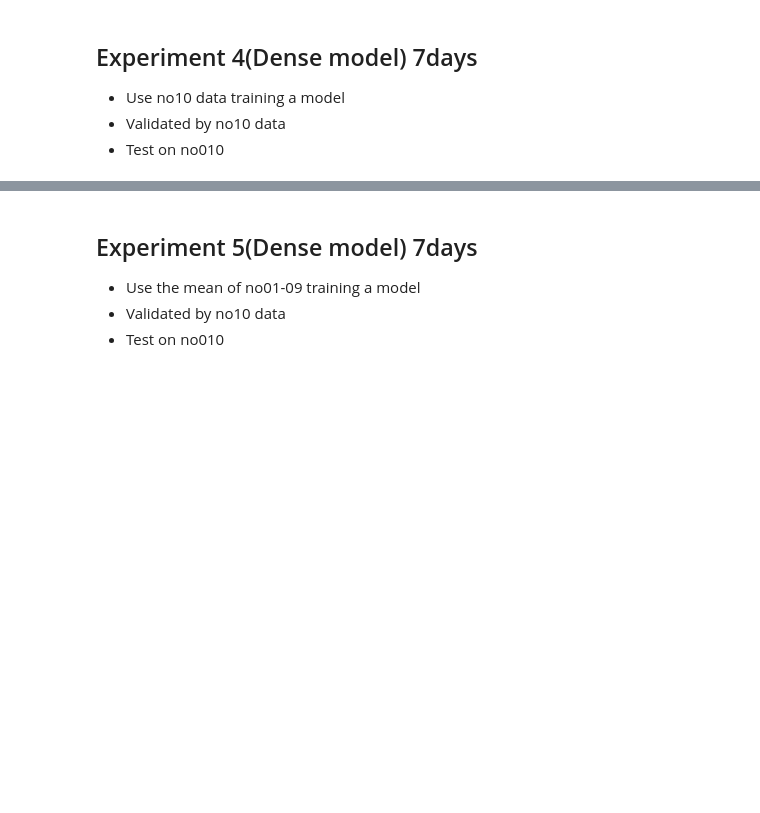
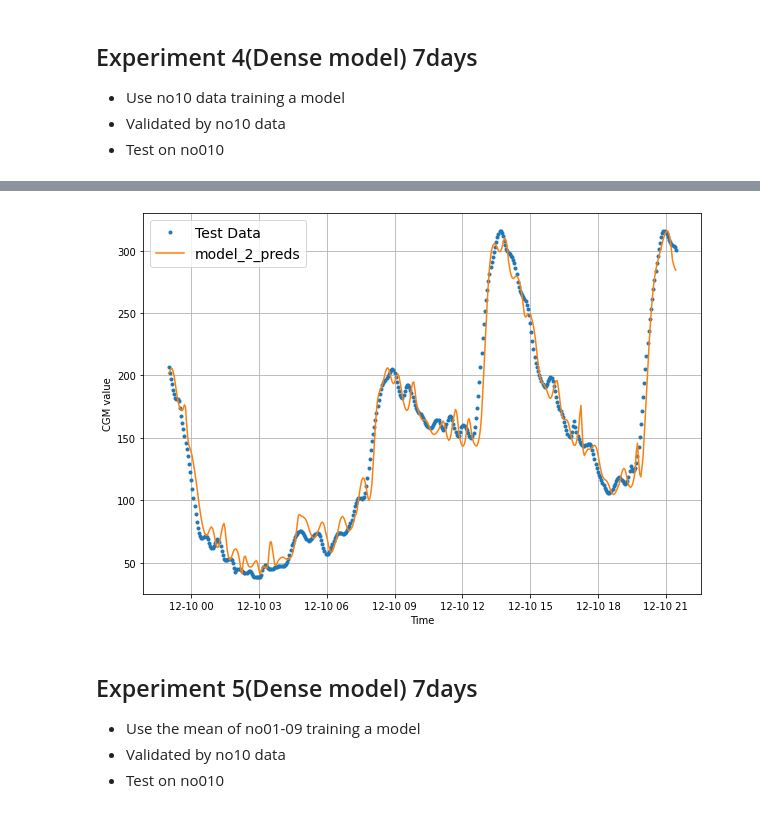
Before and after one commit to evelynlin2121/cgm_pred, a Jupyter notebook: simulate_cgm_pred_mean.ipynb, the cells around one changed output, grey strips where cells are left out. Saved outputs shown, nothing was run; the diff lists cells and outputs as text; code cells hidden in the pictures; blank space fills up the shorter version.

```diff
--- a/simulate_cgm_pred_mean.ipynb
+++ b/simulate_cgm_pred_mean.ipynb
@@ -700,3 +797,21 @@ model_2_results
+# %%
+# Plot model_2 predictions
+offset_s = 50
+offset_e = 500
+plt.figure(figsize=(10, 7))
+plot_time_series(timesteps=X_test[-len(test_windows_10_7d):],
+                 values=test_labels_10_7d[:, 0],
+                 start=offset_s,
+                end=offset_e,
+                 label="Test Data")
+plot_time_series(timesteps=X_test[-len(test_windows_10_7d):],
+                 values=model_2_preds,
+                 start=offset_s,
+                 end=offset_e,
+                 format="-",
+                 label="model_2_preds")
+# %% [output]
+[figure, added]
 # %% [markdown]
 
 ## Experiment 5(Dense model) 7days
```
Also changed, not shown: parts of 42 cells of this notebook.
